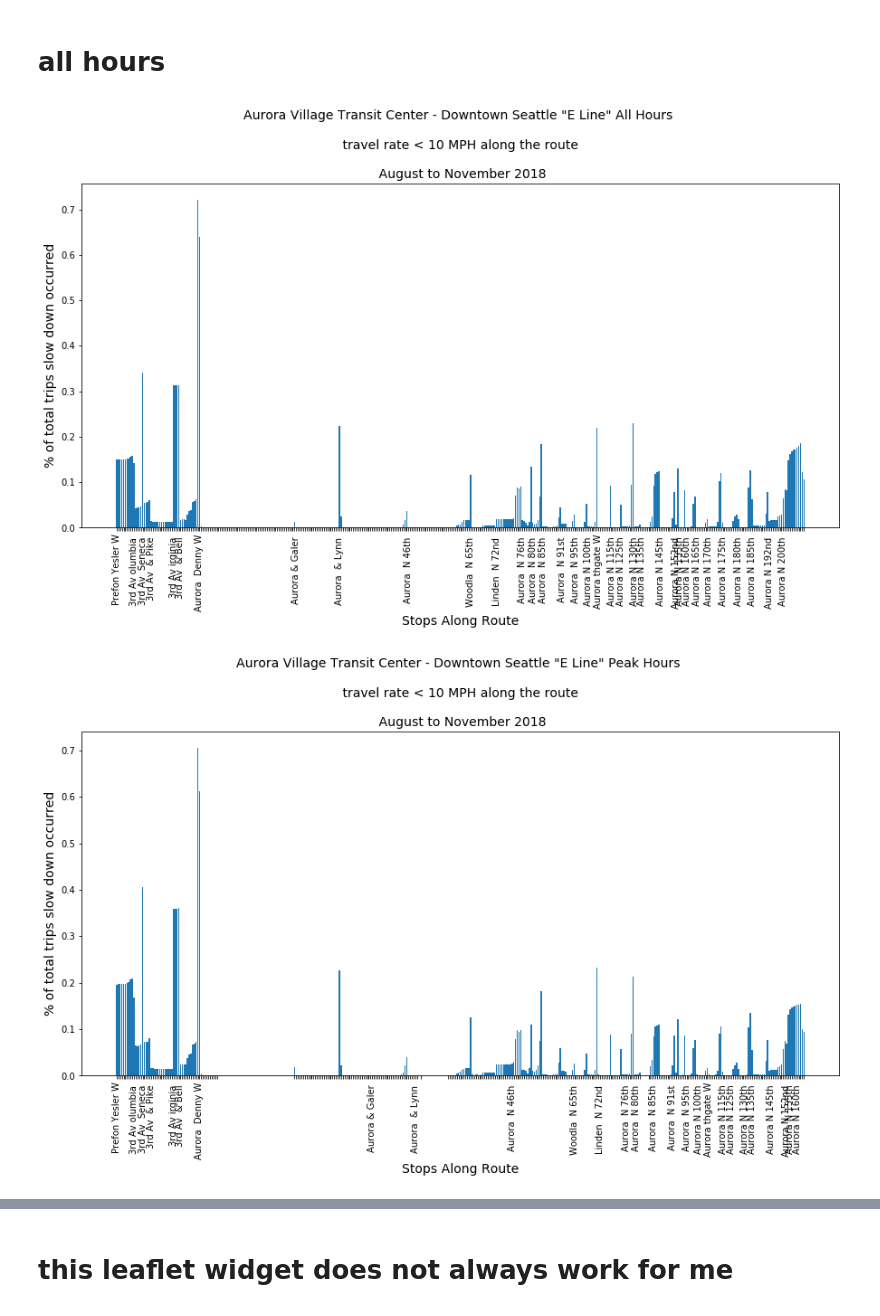
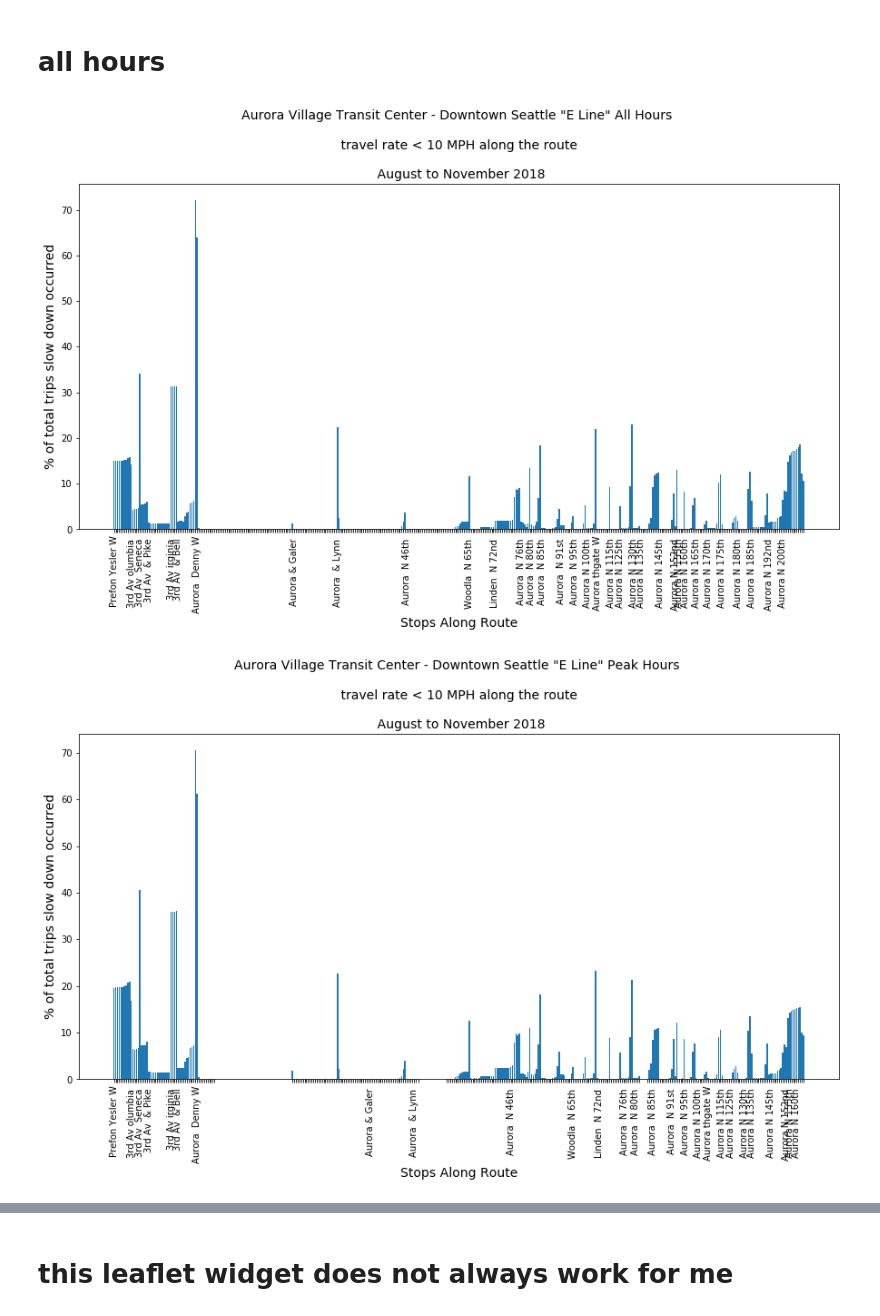
Before and after one commit to 350Seattle-Transportation-Team/gtfs-realtime, a Jupyter notebook: route_shape_process/03_calc_route_slowzone.ipynb, the cells around one changed output, grey strips where cells are left out. Drawn from its saved outputs; the diff is of its cells as text; code cells hidden in the pictures.

Commit message:
minor route shape process updates, lots added to gitignore

```diff
--- a/route_shape_process/03_calc_route_slowzone.ipynb
+++ b/route_shape_process/03_calc_route_slowzone.ipynb
@@ -33,6 +33,8 @@ route_desc = get_select_routeid_name(full_routes_gtfs, [route_name])[0]['route_d
 # %%
 input_dict = {'route_id':102615}
 input_dict['shape_id'] = 11675003
+# %%
+trip_sign = full_trips_gtfs[(full_trips_gtfs['route_id']==input_dict['route_id'])&(full_trips_gtfs['shape_id']==input_dict['shape_id'])]['trip_headsign'].unique()[0]
 # %% [markdown]
 # import
 # %%
@@ -279,35 +281,35 @@ offpeak_hours = [hours for hours in all_hours if hours not in peak_hours]
 total_trips = len(full_edge_df.month_day_trip_veh.unique())
 pivot_sums = full_edge_df.pivot_table(values='trouble_spot_flag',
                                       index='month_day_trip_veh',
                                       columns='pt_seq')\
                                         .sum(axis=0)/total_trips
 # GET LABELS
 ###################
 x_labels = []
 for idx_num in pivot_sums.index:
     if idx_num in stop_name_dict.keys():
         idx_num_label = str(stop_name_dict[idx_num])
         label_str = idx_num_label[:6]+" "+idx_num_label[-10:-2]
         x_labels.append(label_str)
     else:
         x_labels.append("")
 ###################
 fig, ax = plt.subplots(figsize=(15,7))
 x_pos = pivot_sums.index
-bar_h = pivot_sums.values
+bar_h = pivot_sums.values*100
 #ax.set_xticklabels(x_labels)
 plt.xticks(x_pos, x_labels, rotation='vertical')
 ax.bar(x_pos, bar_h)
 ax.set_ylabel("% of total trips slow down occurred", fontsize=14)
 ax.set_xlabel("Stops Along Route", fontsize=14)
 title_str = ("""{} \"{}\" All Hours
                 \n travel rate < 10 MPH along the route
                 \n August to November 2018""".format(route_desc,
                                                     route_name,
                                                     trip_sign))
 _ = ax.set_title(title_str, fontsize=14)
 # %% [output]
-[figure, old version]
+[figure, new version]
 # %%
 total_trips = len(full_edge_df[full_edge_df['trip_hour'].isin(peak_hours)]\
                                                           .month_day_trip_veh.unique())
@@ -318,7 +320,7 @@ pivot_sums = full_edge_df[full_edge_df['trip_hour'].isin(peak_hours)]\
                                                     .sum(axis=0)/total_trips
 fig, ax = plt.subplots(figsize=(15,7))
 x_pos = pivot_sums.index
-bar_h = pivot_sums.values
+bar_h = pivot_sums.values*100
 ax.bar(x_pos, bar_h)
 plt.xticks(x_pos, x_labels, rotation='vertical')
 ax.set_ylabel("% of total trips slow down occurred", fontsize=14)
@@ -330,7 +332,7 @@ title_str = ("""{} \"{}\" Peak Hours
                                                     trip_sign))
 _ = ax.set_title(title_str, fontsize=14)
 # %% [output]
-[figure, old version]
+[figure, new version]
 # %%
 total_trips = len(full_edge_df[full_edge_df['trip_hour'].isin(offpeak_hours)]\
                                                           .month_day_trip_veh.unique())
```
Also changed, not shown: parts of 3 cells of this notebook, 3 other files.
